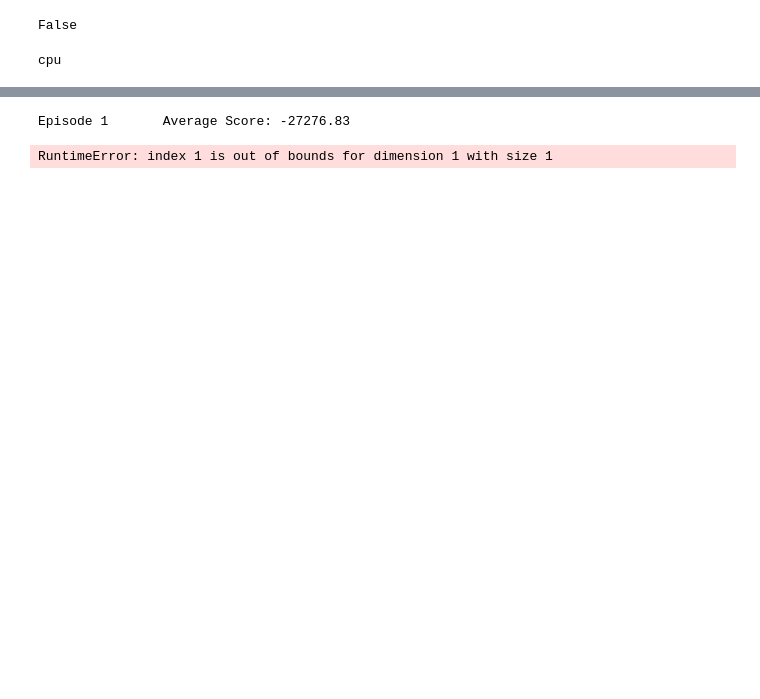
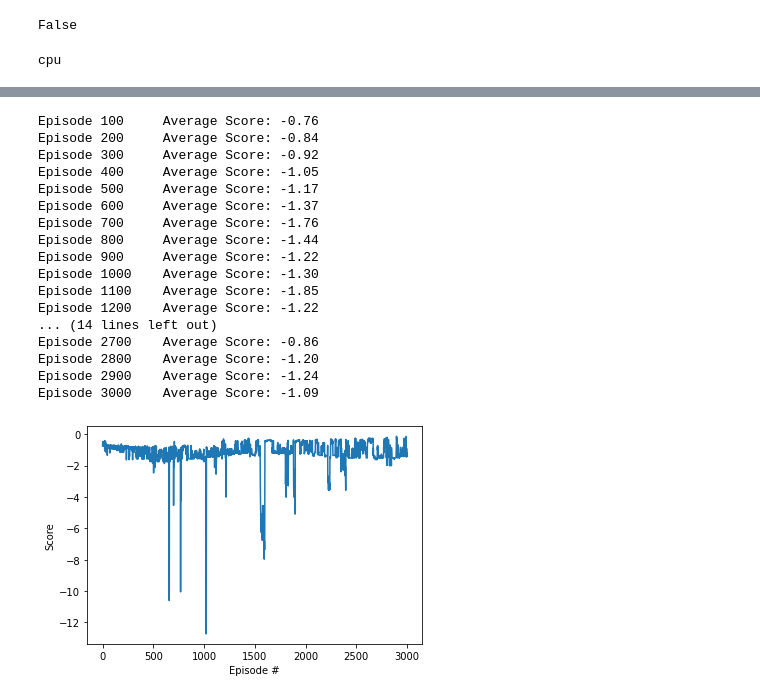
Before and after one commit to einsteinmaster/dqn-controller, a Jupyter notebook: pytorch/dqn.ipynb, the cells around one changed output, grey strips where cells are left out. Drawn from its saved outputs; the diff is of its cells as text; code cells hidden in the pictures; blank space fills up the shorter version.

```diff
--- a/pytorch/dqn.ipynb
+++ b/pytorch/dqn.ipynb
@@ -34,5 +49,5 @@ env.close()
 # %%
-def dqn(n_episodes=500, max_t=5000, eps_start=0.01, eps_end=0.0001, eps_decay=0.995):
+def dqn(n_episodes=3000, max_t=env.T_MAX, eps_start=0.001, eps_end=0.0000000001, eps_decay=0.999):
     """Deep Q-Learning.
 
     Params
@@ -49,39 +64,51 @@ def dqn(n_episodes=500, max_t=5000, eps_start=0.01, eps_end=0.0001, eps_decay=0.
     for i_episode in range(1, n_episodes+1):
         state = env.reset()
         score = 0
         for t in range(max_t):
             action = agent.act(state, eps)
             next_state, reward, done = env.step(action)
             agent.step(state, action, reward, next_state, done)
             state = next_state
             score += reward
             if done:
                 break
         scores_window.append(score)       # save most recent score
         scores.append(score)              # save most recent score
         eps = max(eps_end, eps_decay*eps) # decrease epsilon
         print('\rEpisode {}\tAverage Score: {:.2f}'.format(i_episode, np.mean(scores_window)), end="")
         if i_episode % 100 == 0:
             print('\rEpisode {}\tAverage Score: {:.2f}'.format(i_episode, np.mean(scores_window)))
-        if np.mean(scores_window)>=300.0:
-            print('\nEnvironment solved in {:d} episodes!\tAverage Score: {:.2f}'.format(i_episode-100, np.mean(scores_window)))
-            torch.save(agent.qnetwork_local.state_dict(), 'checkpoint.pth')
-            break
     return scores
 
-scores = dqn(eps_start=0.1)
+scores = dqn()
 
 agent.save()
 
 # plot the scores
 fig = plt.figure()
 ax = fig.add_subplot(111)
 plt.plot(np.arange(len(scores)), scores)
 plt.ylabel('Score')
 plt.xlabel('Episode #')
 plt.show()
 # %% [output]
-Episode 1       Average Score: -27276.83
+Episode 100     Average Score: -0.76
+Episode 200     Average Score: -0.84
+Episode 300     Average Score: -0.92
+Episode 400     Average Score: -1.05
+Episode 500     Average Score: -1.17
+Episode 600     Average Score: -1.37
+Episode 700     Average Score: -1.76
+Episode 800     Average Score: -1.44
+Episode 900     Average Score: -1.22
+Episode 1000    Average Score: -1.30
+Episode 1100    Average Score: -1.85
+Episode 1200    Average Score: -1.22
+... (14 lines left out)
+Episode 2700    Average Score: -0.86
+Episode 2800    Average Score: -1.20
+Episode 2900    Average Score: -1.24
+Episode 3000    Average Score: -1.09
-RuntimeError: index 1 is out of bounds for dimension 1 with size 1
+[figure, added]
 # %%
 state = env.reset()
```
Also changed, not shown: parts of 4 cells of this notebook, 3 other files.
